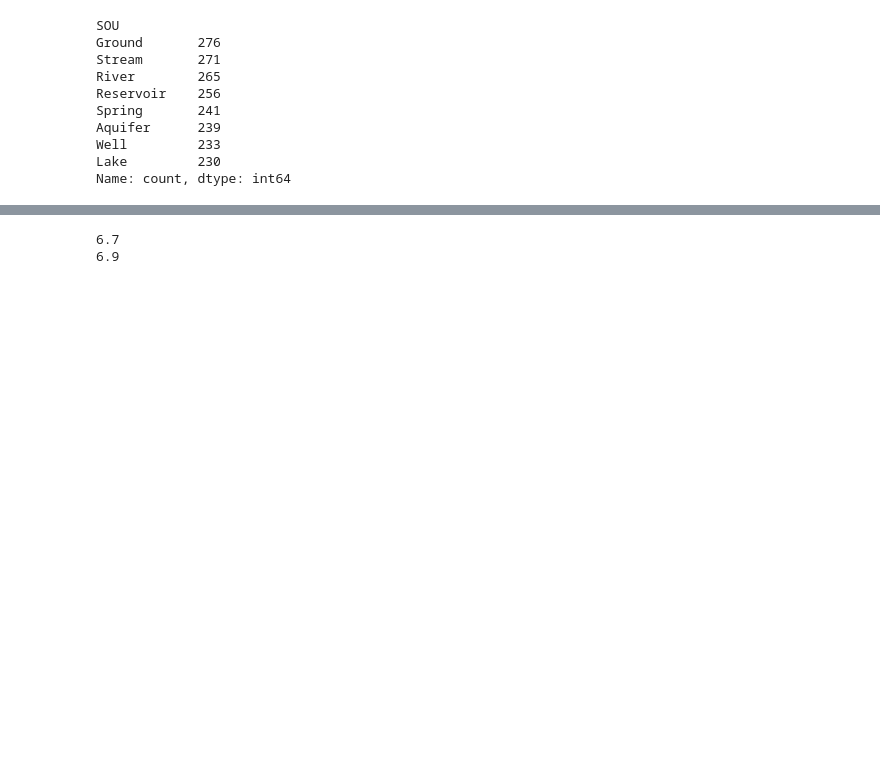
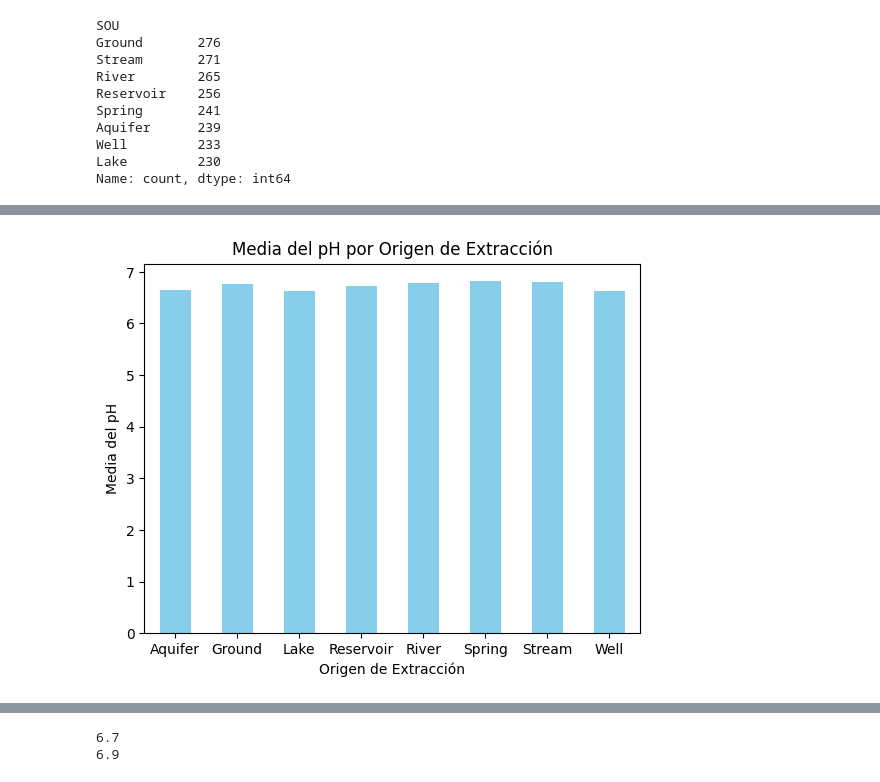
Before and after one commit to Guillermo-Marin11/Coder-House, a Jupyter notebook: ProyectoDS_Parte1_Marin.ipynb, the cells around one changed output, grey strips where cells are left out. Cells and saved outputs as stored; diff of their text form; code cells hidden in the pictures; blank space fills up the shorter version.

```diff
--- a/ProyectoDS_Parte1_Marin.ipynb
+++ b/ProyectoDS_Parte1_Marin.ipynb
@@ -298,0 +378,13 @@ Name: PH, dtype: float64
+# %%
+# Calcular la media del pH para cada origen de extracción
+mean_ph_by_origin = df.groupby('SOU')['PH'].mean()
+
+# Crear el gráfico de barras
+mean_ph_by_origin.plot(kind='bar', color='skyblue')
+plt.title('Media del pH por Origen de Extracción')
+plt.xlabel('Origen de Extracción')
+plt.ylabel('Media del pH')
+plt.xticks(rotation=0)  # Rotar las etiquetas del eje X
+plt.show()
+# %% [output]
+[figure, added]
```
Also changed, not shown: parts of 50 cells of this notebook.
